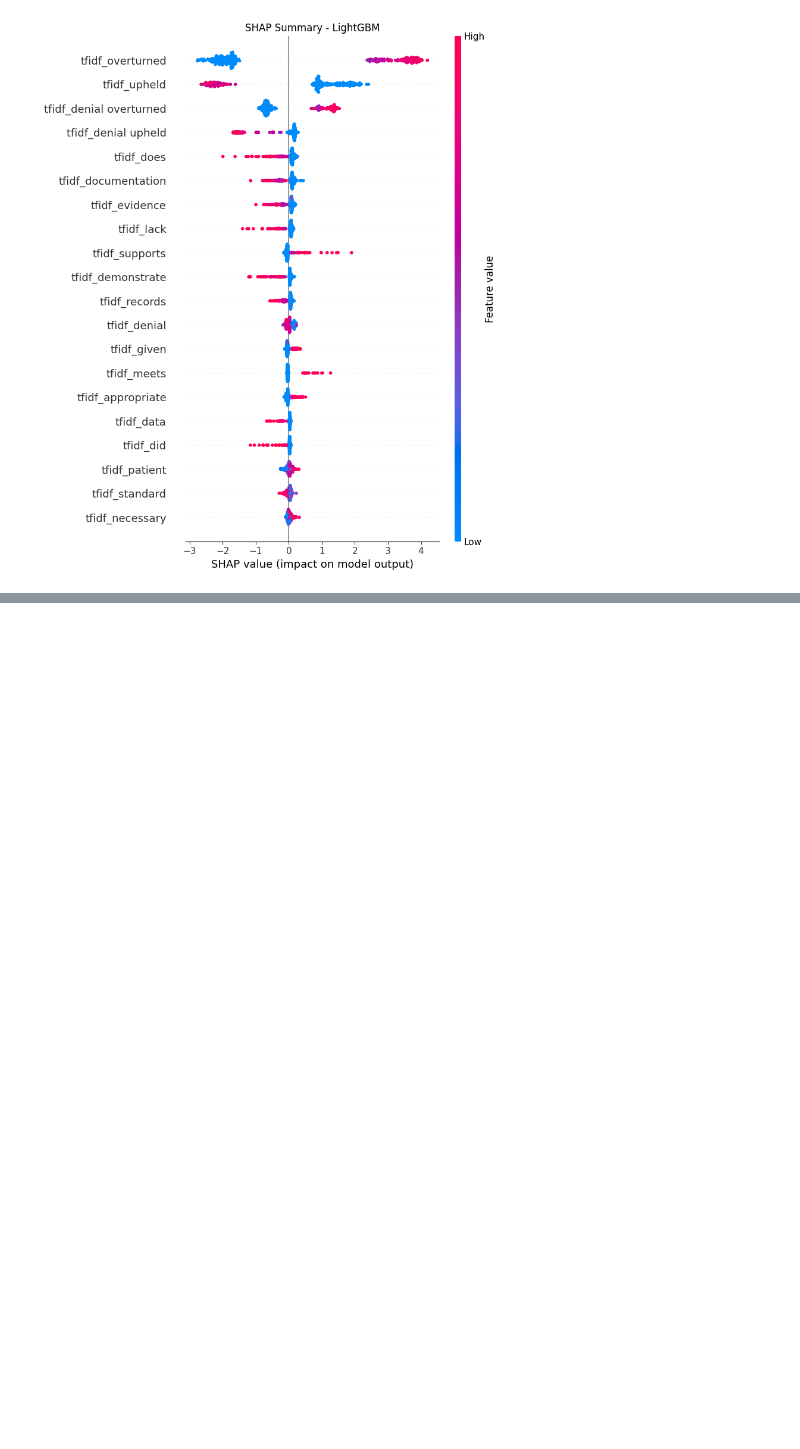
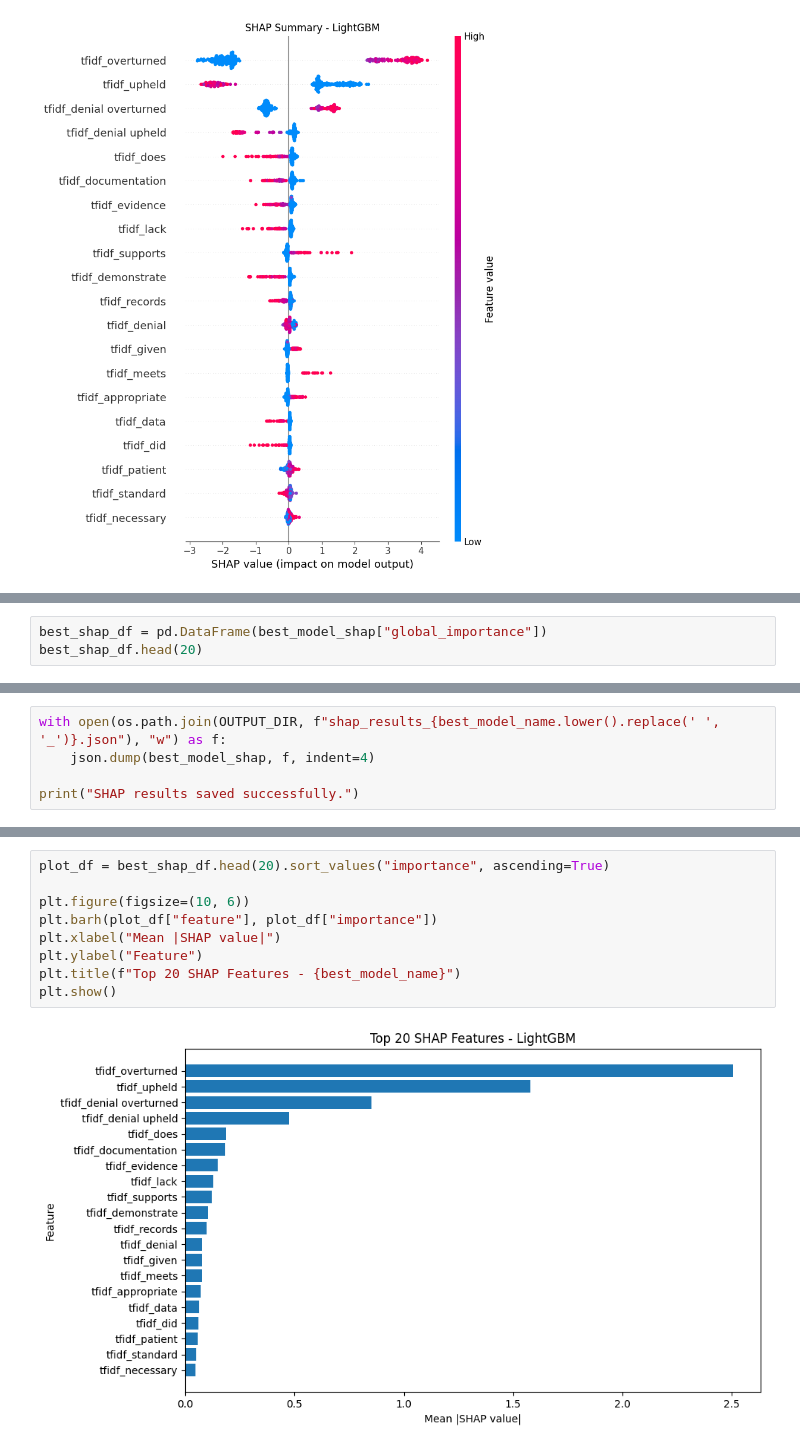
Before and after one commit to AnoshaRehan/insurance-bias-analysis, a Jupyter notebook: notebooks/bias_analysis.ipynb, the cells around one changed output, grey strips where cells are left out. Drawn from its saved outputs; the diff is of its cells as text; blank space fills up the shorter version.

```diff
--- a/notebooks/bias_analysis.ipynb
+++ b/notebooks/bias_analysis.ipynb
@@ -1048,0 +1053,3 @@ Demographic features contribute 0.25% of total SHAP importance
+# %%
+best_shap_df = pd.DataFrame(best_model_shap["global_importance"])
+best_shap_df.head(20)
@@ -1048,0 +1100,5 @@ Demographic features contribute 0.25% of total SHAP importance
+# %%
+with open(os.path.join(OUTPUT_DIR, f"shap_results_{best_model_name.lower().replace(' ', '_')}.json"), "w") as f:
+    json.dump(best_model_shap, f, indent=4)
+
+print("SHAP results saved successfully.")
@@ -1048,0 +1112,11 @@ Demographic features contribute 0.25% of total SHAP importance
+# %%
+plot_df = best_shap_df.head(20).sort_values("importance", ascending=True)
+
+plt.figure(figsize=(10, 6))
+plt.barh(plot_df["feature"], plot_df["importance"])
+plt.xlabel("Mean |SHAP value|")
+plt.ylabel("Feature")
+plt.title(f"Top 20 SHAP Features - {best_model_name}")
+plt.show()
+# %% [output]
+[figure, added]
```
Also changed, not shown: parts of 6 cells of this notebook.
